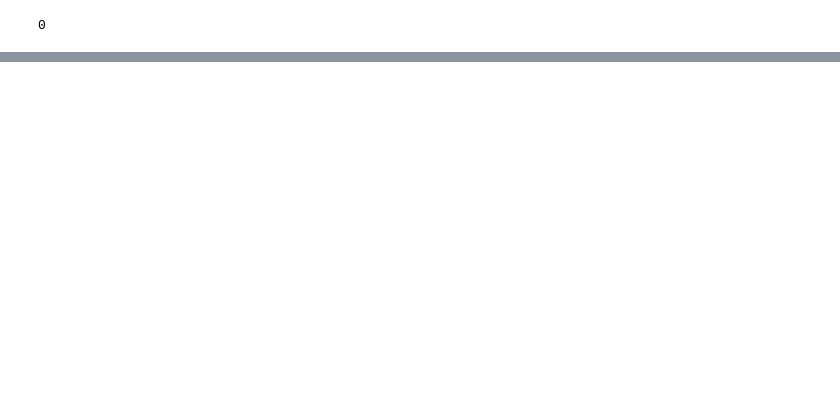
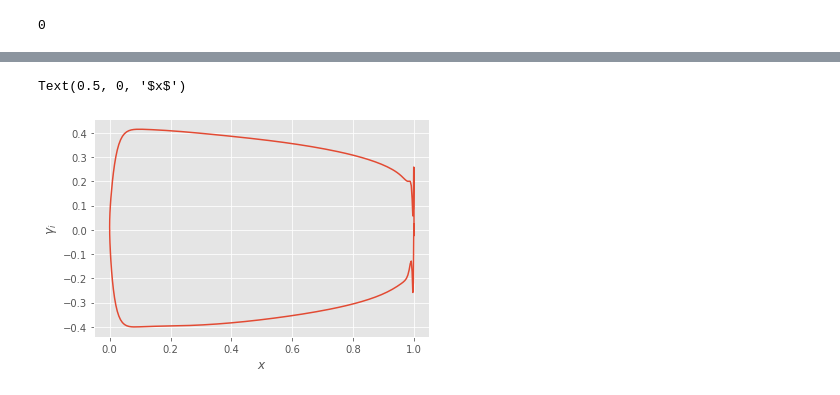
Before and after one commit to KikeM/vortex-method, a Jupyter notebook: notebooks/panel_method.ipynb, the cells around one changed output, grey strips where cells are left out. Cells and saved outputs as stored; diff of their text form; code cells hidden in the pictures; blank space fills up the shorter version.

```diff
--- a/notebooks/panel_method.ipynb
+++ b/notebooks/panel_method.ipynb
@@ -290,0 +331,7 @@ Text(0.5, 0, '$x$')
+# %%
+plt.plot(x[:-1], gammas)
+plt.ylabel('$\gamma_i$')
+plt.xlabel('$x$')
+# %% [output]
+Text(0.5, 0, '$x$')
+[figure, added]
```
Also changed, not shown: parts of 15 cells of this notebook, 2 other files.
